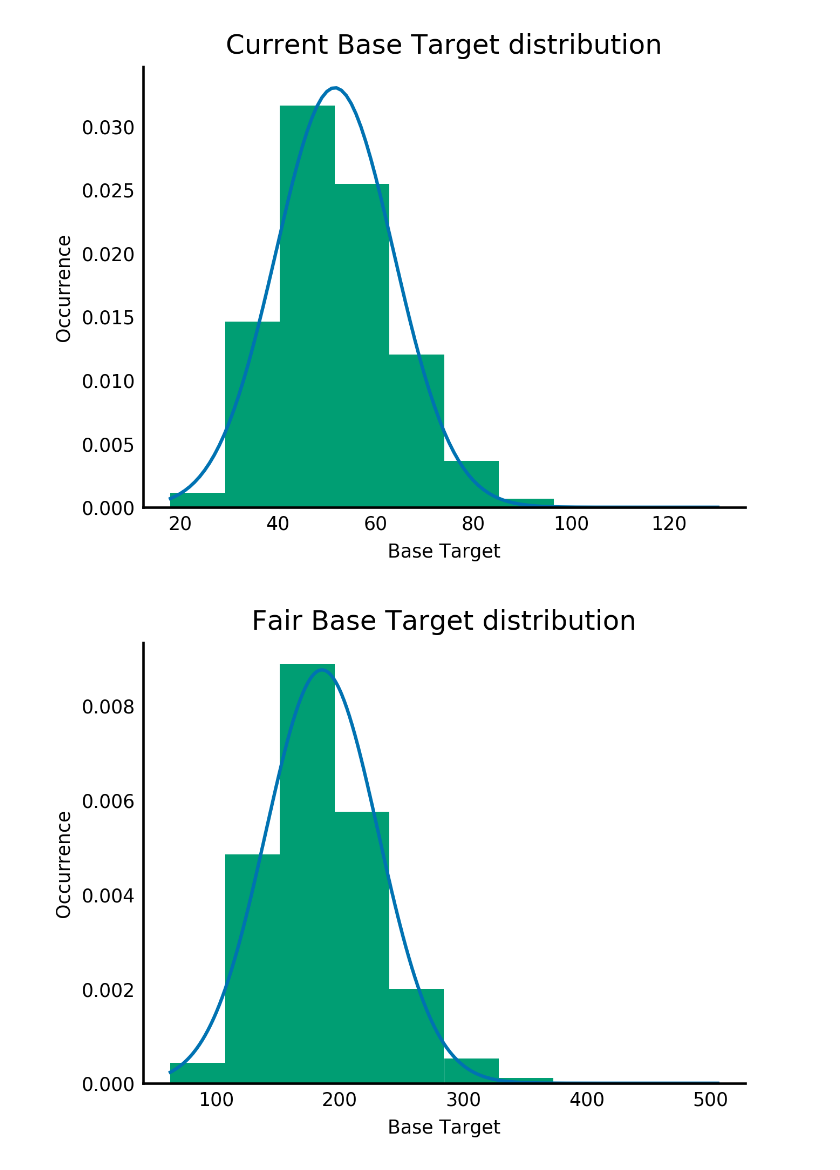
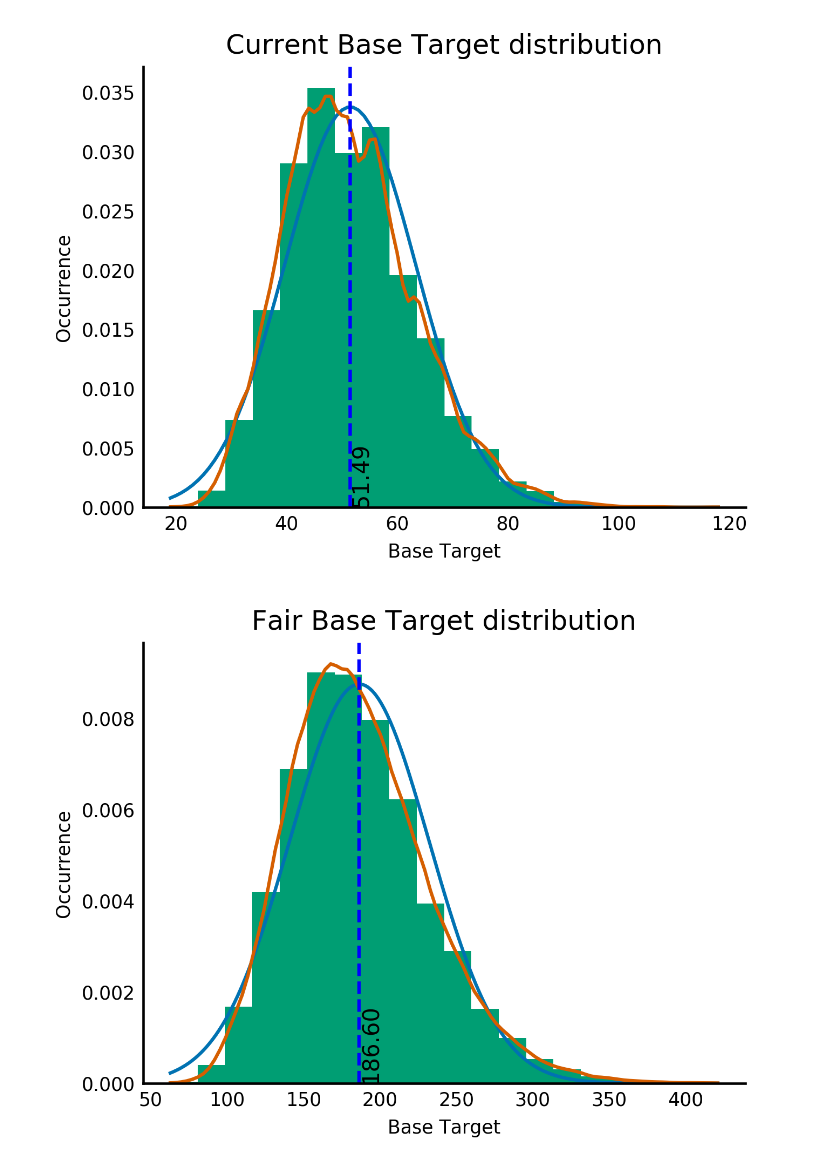
Before and after one commit to alexeykiselev/BlockGenerationModel, a Jupyter notebook: BlockGeneratorModel.ipynb, the cells around one changed output. Cells and saved outputs as stored; diff of their text form; code cells hidden in the pictures.

Commit message:
New plots added

```diff
--- a/BlockGeneratorModel.ipynb
+++ b/BlockGeneratorModel.ipynb
@@ -151,7 +151,7 @@ old_stack = np.array([0], dtype="float32")
 new_stack = np.array([0], dtype="float32")
 
 warm = np.arange(start=2, stop=1000)
-heights = np.arange(start=1001, stop=201000)
+heights = np.arange(start=1001, stop=101000)
 old_all_base_targets = np.zeros(len(heights))
 old_all_block_time_deltas = np.zeros(len(heights))
 new_all_base_targets = np.zeros(len(heights))
@@ -180,6 +180,10 @@ for (k), h in np.ndenumerate(warm):
     new_block_generation_signature = new_blocks_generation_signatures[new_min_index]
 
 for (k), h in np.ndenumerate(heights):
+
+    # if h == 100000:
+    #     balances[0] = 1000 * COIN
+
     i = k[0]
     old_blocks_generation_signatures = np.array(
         [generation_signature(old_block_generation_signature, a) for a in addresses])
@@ -242,7 +246,13 @@ plt.ylabel('Occurrence')
 old_bt = sorted(old_all_base_targets)
 old_bt_fit = stats.norm.pdf(old_bt, np.mean(old_bt), np.std(old_bt))
 plt.plot(old_bt, old_bt_fit)
-plt.hist(old_bt, normed=True)
+plt.hist(old_bt, normed=True, bins=20)
+d0 = stats.gaussian_kde(old_all_base_targets)
+x0 = np.linspace(old_all_base_targets.min(), old_all_base_targets.max(), 100)
+plt.plot(x0, d0(x0))
+obt_mean = np.mean(old_all_base_targets)
+plt.axvline(obt_mean, color='b', linestyle='dashed')
+plt.text(obt_mean, 0, "{0:0.2f}".format(obt_mean), rotation=90, verticalalignment='bottom')
 plt.show()
 
 plt.title('Fair Base Target distribution')
@@ -251,7 +261,13 @@ plt.ylabel('Occurrence')
 new_bt = sorted(new_all_base_targets)
 new_bt_fit = stats.norm.pdf(new_bt, np.mean(new_bt), np.std(new_bt))
 plt.plot(new_bt, new_bt_fit)
-plt.hist(new_bt, normed=True)
+plt.hist(new_bt, normed=True, bins=20)
+d1 = stats.gaussian_kde(new_all_base_targets)
+x1 = np.linspace(new_all_base_targets.min(), new_all_base_targets.max(), 100)
+plt.plot(x1, d1(x1))
+nbt_mean = np.mean(new_all_base_targets)
+plt.axvline(nbt_mean, color='b', linestyle='dashed')
+plt.text(nbt_mean, 0, "{0:0.2f}".format(nbt_mean), rotation=90, verticalalignment='bottom')
 plt.show()
 
 plt.title('Current Blocks Delay distribution')
@@ -260,7 +276,10 @@ plt.ylabel('Occurrence')
 old_deltas = sorted(old_all_block_time_deltas)
 old_deltas_fit = stats.norm.pdf(old_deltas, np.mean(old_deltas), np.std(old_deltas))
 plt.plot(old_deltas, old_deltas_fit)
-plt.hist(old_deltas, normed=True, bins=30)
+plt.hist(old_deltas, normed=True, bins=20)
+d2 = stats.gaussian_kde(old_all_block_time_deltas)
+x2 = np.linspace(old_all_block_time_deltas.min(), old_all_block_time_deltas.max(), 100)
+plt.plot(x2, d2(x2))
 od_mean = np.mean(old_deltas)
 plt.axvline(od_mean, color='b', linestyle='dashed')
 plt.text(od_mean, 0, "{0:0.2f}".format(od_mean), rotation=90, verticalalignment='bottom')
@@ -272,7 +291,10 @@ plt.ylabel('Occurrence')
 new_deltas = sorted(new_all_block_time_deltas)
 new_deltas_fit = stats.norm.pdf(new_deltas, np.mean(new_deltas), np.std(new_deltas))
 plt.plot(new_deltas, new_deltas_fit)
-plt.hist(new_deltas, normed=True, bins=30)
+plt.hist(new_deltas, normed=True, bins=20)
+d3 = stats.gaussian_kde(new_all_block_time_deltas)
+x3 = np.linspace(new_all_block_time_deltas.min(), new_all_block_time_deltas.max(), 100)
+plt.plot(x3, d3(x3))
 nd_mean = np.mean(new_deltas)
 plt.axvline(nd_mean, color='b', linestyle='dashed')
 plt.text(nd_mean, 0, "{0:0.2f}".format(nd_mean), rotation=90, verticalalignment='bottom')
@@ -283,2 +305,2 @@ plt.show()
-[figure, old version]
+[figure, new version]
-[figure, old version]
+[figure, new version]
```
Also changed, not shown: parts of 2 cells of this notebook.
